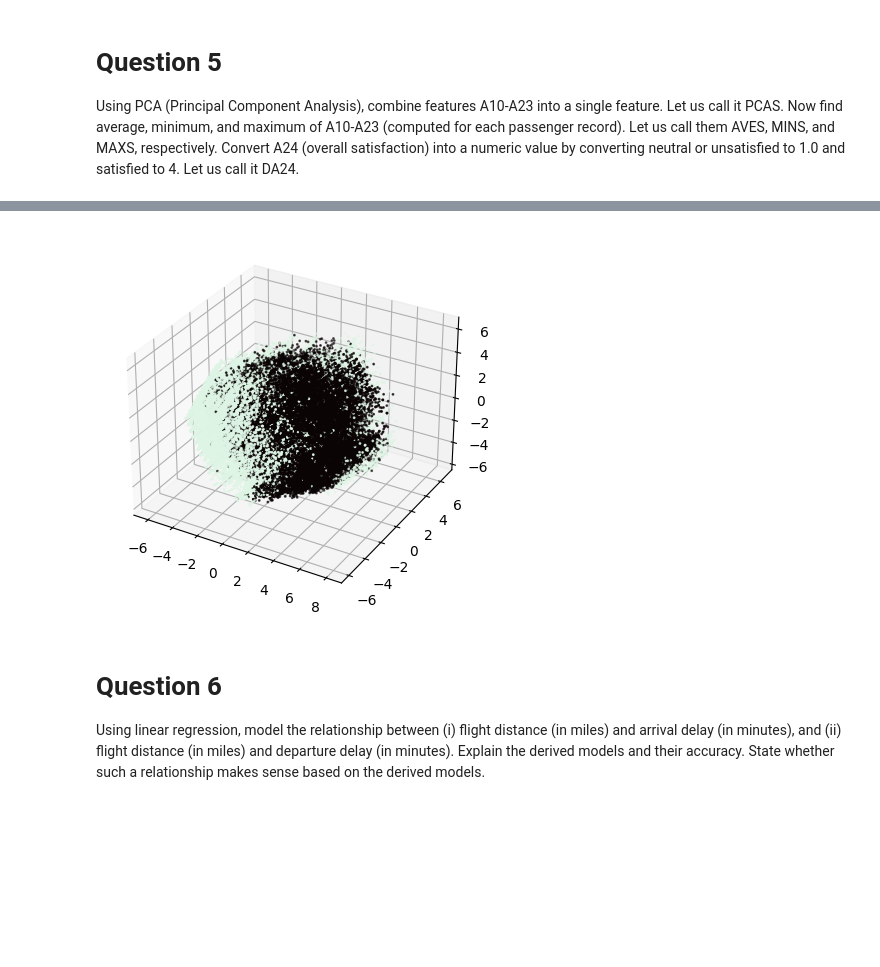
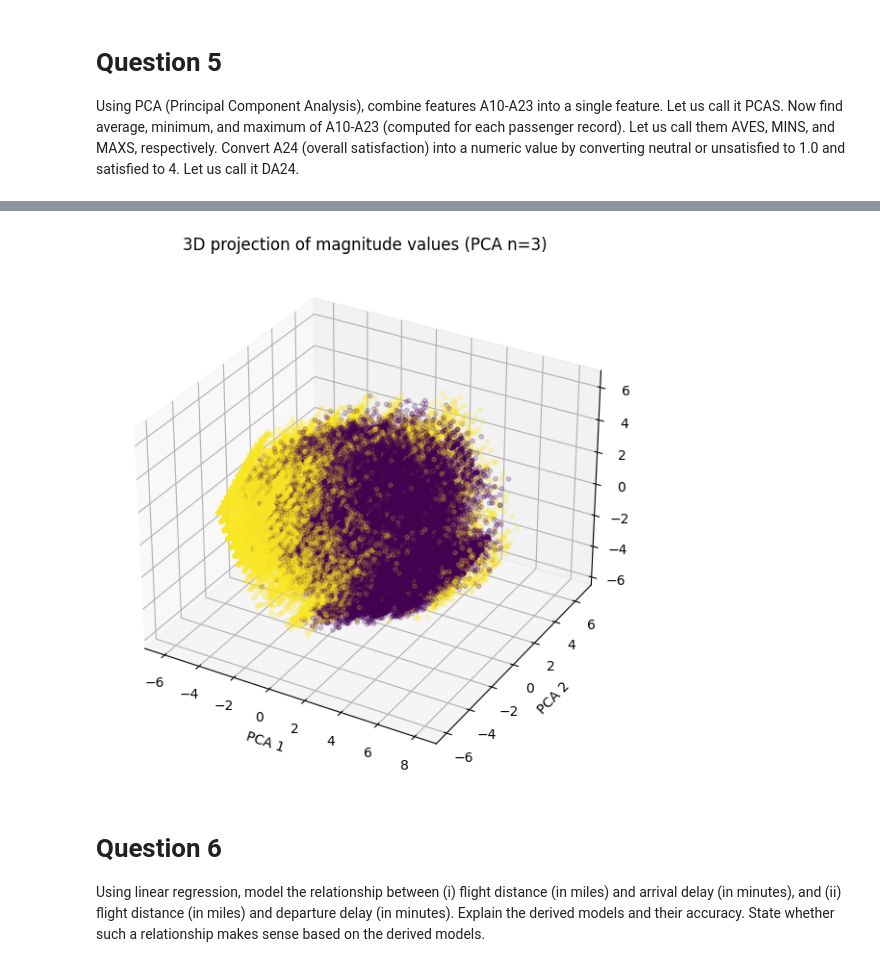
Before and after one commit to chef-danny-d/airline-satisfaction, a Jupyter notebook: project.ipynb, the cells around one changed output, grey strips where cells are left out. Cells and saved outputs as stored; diff of their text form; code cells hidden in the pictures; blank space fills up the shorter version.

```diff
--- a/project.ipynb
+++ b/project.ipynb
@@ -337,13 +778,15 @@ pca_2 = PCA(n_components=3)
 
 pca_data_2 = data[MAIN_FEATURES]
 
-pca_data_2[['PCAS', 'PCAS2', 'PCAS3']] = pca_2.fit_transform(pca_data_2)
+pca_data_2[["PCAS", "PCAS2", "PCAS3"]] = pca_2.fit_transform(pca_data_2)
 
-pca_data_2['AVES'] = pca_data_2.mean(axis=1)
-pca_data_2['MINS'] = pca_data_2.min(axis=1)
-pca_data_2['MAXS'] = pca_data_2.max(axis=1)
+pca_data_2["AVES"] = pca_data_2.mean(axis=1)
+pca_data_2["MINS"] = pca_data_2.min(axis=1)
+pca_data_2["MAXS"] = pca_data_2.max(axis=1)
 
-pca_data_2['DA24'] = data['Satisfaction'].map({'Neutral or Dissatisfied': 0, 'Satisfied': 4})
+pca_data_2["DA24"] = data["Satisfaction"].map(
+    {"Neutral or Dissatisfied": 0, "Satisfied": 4}
+)
 
 pca_data_2.drop(MAIN_FEATURES, axis=1, inplace=True)
 # %% [output]
@@ -376,12 +879,23 @@ pca_data_2.head()
 # %%
-fig = plt.figure()
-ax = fig.add_subplot(projection='3d')
+fig = plt.figure(figsize=(7, 7))
+ax = fig.add_subplot(projection="3d")
 
-ax.scatter(pca_data_2['PCAS'], pca_data_2['PCAS2'], pca_data_2['PCAS3'], c=pca_data_2['DA24'], cmap='mako', s=1)
+ax.scatter(
+    pca_data_2["PCAS"],
+    pca_data_2["PCAS2"],
+    pca_data_2["PCAS3"],
+    c=pca_data_2["DA24"],
+    s=10,
+    alpha=0.2,
+)
 
+ax.set_xlabel("PCA 1")
+ax.set_ylabel("PCA 2")
+ax.set_zlabel("PCA 3")
+ax.set_title("3D projection of magnitude values (PCA n=3)")
 plt.show()
 # %% [output]
-[figure, old version]
+[figure, new version]
 # %% [markdown]
 # Question 6
 
```
Also changed, not shown: parts of 106 cells of this notebook, 34 other files.
